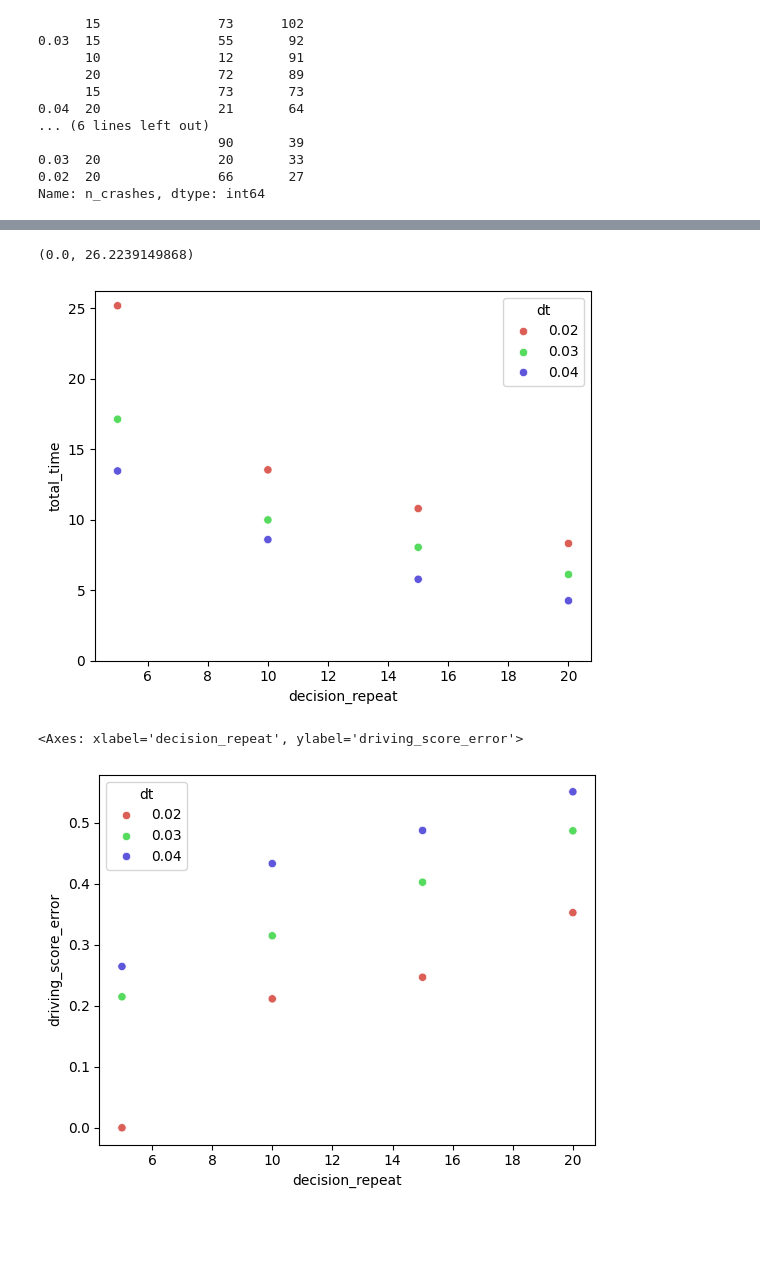
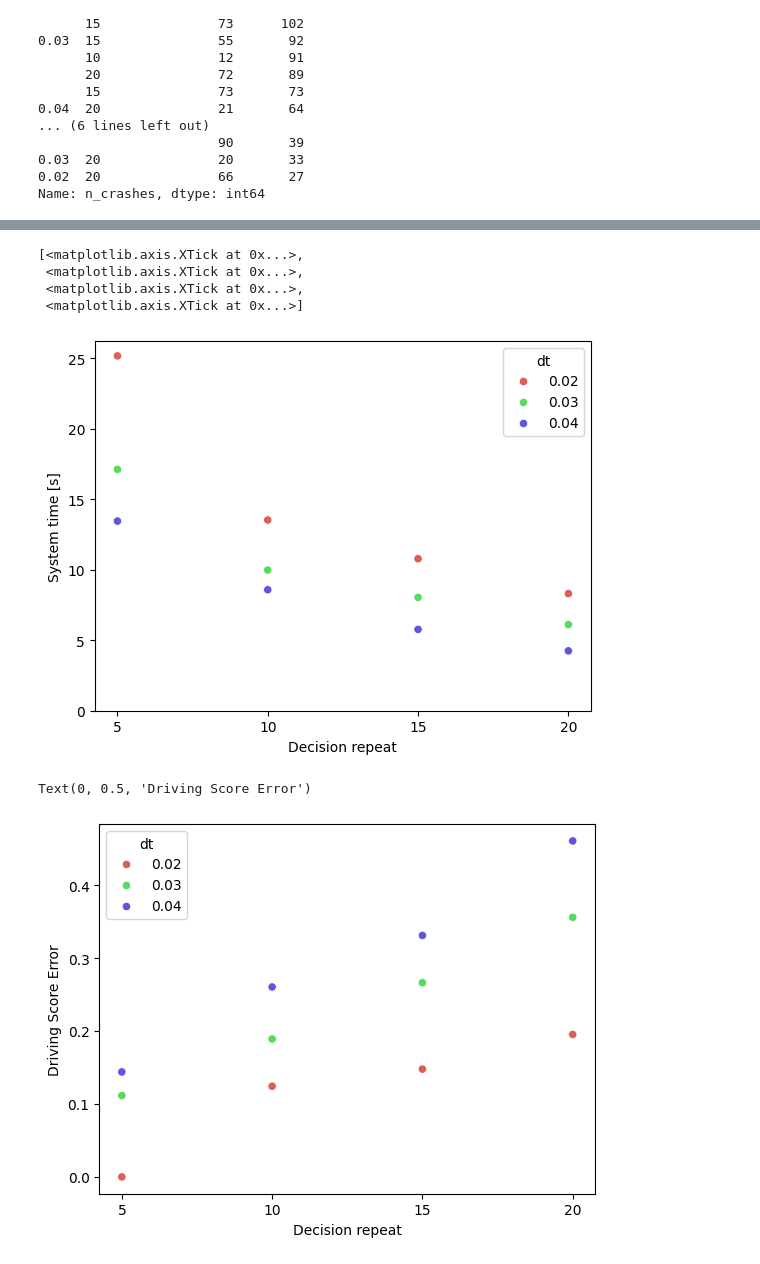
Before and after one commit to olek-osikowicz/metadrive, a Jupyter notebook: olek/analyze_rq1_rq2.ipynb, the cells around one changed output, grey strips where cells are left out. Saved outputs shown, nothing was run; the diff lists cells and outputs as text; code cells hidden in the pictures; blank space fills up the shorter version.

```diff
--- a/olek/analyze_rq1_rq2.ipynb
+++ b/olek/analyze_rq1_rq2.ipynb
@@ -85,5 +68,6 @@ steps_df.loc[steps_df["crash"]]
+# %%
+df = get_scenarios_df(DATA_DIR)
 # %%
-df = pd.DataFrame(scenarios)
 df = df.set_index(
     [
         "dt",
@@ -118,5 +102,5 @@ Name: n_crashes, dtype: int64
 # ! Problem changing the values here in the analysis can change % error
 
 df["driving_score"] = (
-    df["route_completion"] * df["in_road_percentage"] * (0.6) ** df["n_crashes"]
+    df["route_completion"] * df["in_road_percentage"] * (0.9) ** df["n_crashes"]
 )
@@ -175,6 +142,8 @@ agg
 |  | 10 | 10195.499038 | 10195.687781 | 10204.083296 | 0.188743 | 8.395515 | 8.584258 | ... |
 |  | 15 | 10212.736637 | 10212.925996 | 10218.506985 | 0.189358 | 5.580989 | 5.770348 | ... |
 |  | 20 | 10225.225509 | 10225.414834 | 10229.471472 | 0.189325 | 4.056638 | 4.245963 | ... |
+# %%
+x_ticks = agg.index.get_level_values("decision_repeat").unique().to_list()
 # %%
 palette = sns.color_palette("hls", 3)
 # %%
@@ -182,14 +151,25 @@ ax = sns.scatterplot(
     agg, x="decision_repeat", y="total_time", hue="dt", palette=palette
 )
 ax.set_ylim(0)
+ax.set_ylabel("System time [s]")
+ax.set_xlabel("Decision repeat")
+ax.set_xticks(x_ticks)
 # sns.scatterplot(agg, x="decision_repeat", y="driving_score")
 # %% [output]
-(0.0, 26.2239149868)
+[<matplotlib.axis.XTick at 0x...>,
+ <matplotlib.axis.XTick at 0x...>,
+ <matplotlib.axis.XTick at 0x...>,
+ <matplotlib.axis.XTick at 0x...>]
-[figure, old version]
+[figure, new version]
 # %%
-sns.scatterplot(
+ax = sns.scatterplot(
     agg, x="decision_repeat", y="driving_score_error", hue="dt", palette=palette
 )
+
+ax.set_xlabel("Decision repeat")
+ax.set_xticks(x_ticks)
+
+ax.set_ylabel("Driving Score Error")
 # %% [output]
-<Axes: xlabel='decision_repeat', ylabel='driving_score_error'>
+Text(0, 0.5, 'Driving Score Error')
-[figure, old version]
+[figure, new version]
```
Also changed, not shown: parts of 6 cells of this notebook.
